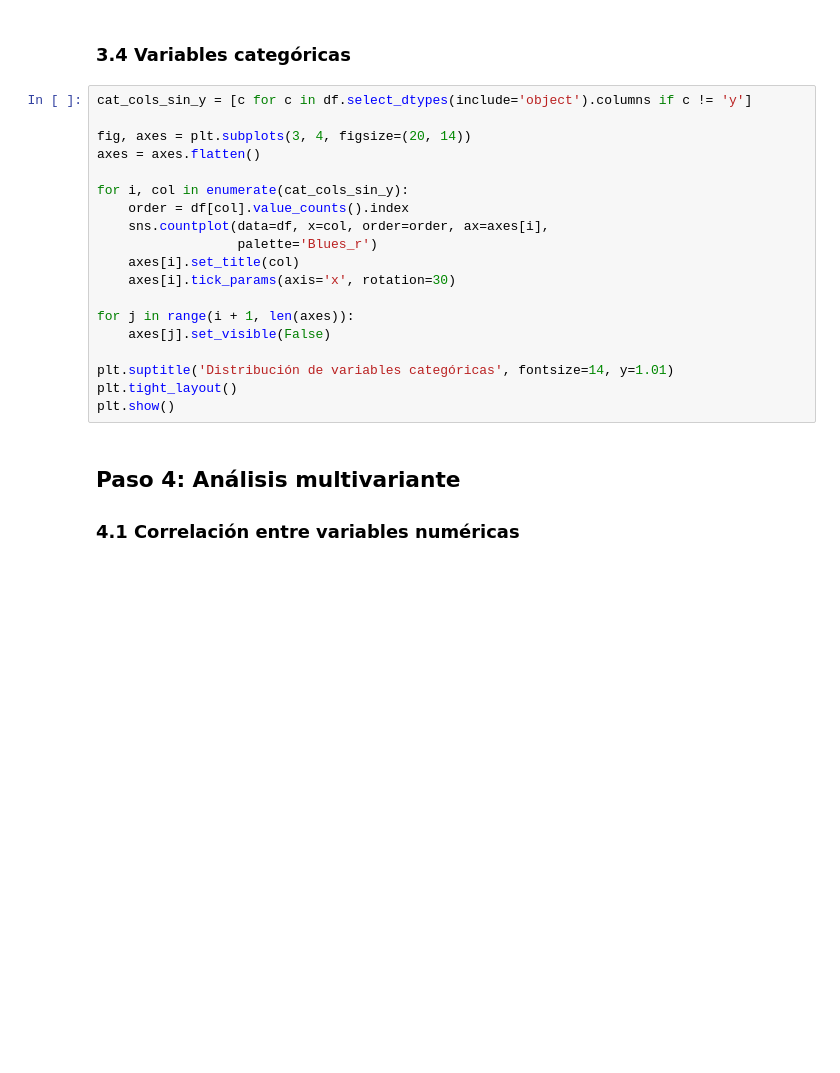
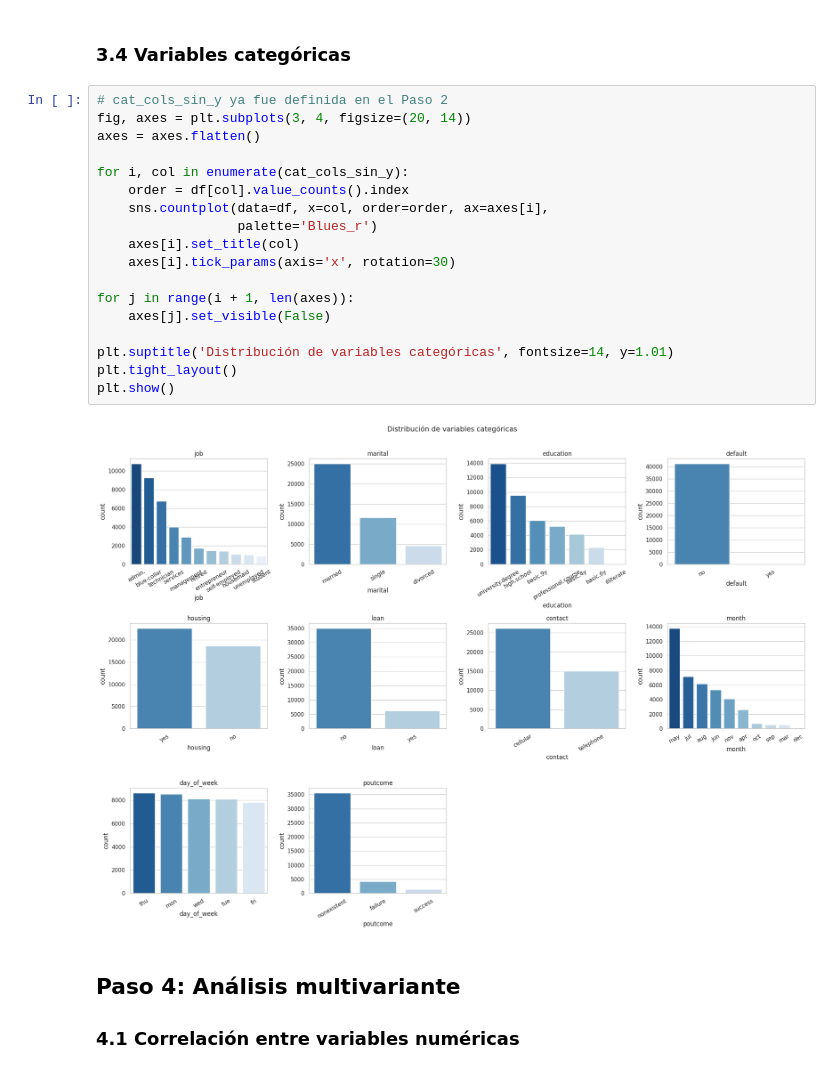
Before and after one commit to 4GeeksAcademy/correaliesel138-a11y-intro-ml, a Jupyter notebook: src/2_ds_pt-22_LOGISTIC REGRESSION.ipynb, the cells around one changed output. Drawn from its saved outputs; the diff is of its cells as text; blank space fills up the shorter version.

```diff
--- a/src/2_ds_pt-22_LOGISTIC REGRESSION.ipynb
+++ b/src/2_ds_pt-22_LOGISTIC REGRESSION.ipynb
@@ -207,24 +264,25 @@ for col in num_cols:
 # %% [markdown]
 ### 3.4 Variables categóricas
 # %%
-cat_cols_sin_y = [c for c in df.select_dtypes(include='object').columns if c != 'y']
-
+# cat_cols_sin_y ya fue definida en el Paso 2
 fig, axes = plt.subplots(3, 4, figsize=(20, 14))
 axes = axes.flatten()
 
 for i, col in enumerate(cat_cols_sin_y):
     order = df[col].value_counts().index
     sns.countplot(data=df, x=col, order=order, ax=axes[i],
                   palette='Blues_r')
     axes[i].set_title(col)
     axes[i].tick_params(axis='x', rotation=30)
 
 for j in range(i + 1, len(axes)):
     axes[j].set_visible(False)
 
 plt.suptitle('Distribución de variables categóricas', fontsize=14, y=1.01)
 plt.tight_layout()
 plt.show()
+# %% [output]
+[figure, added]
 # %% [markdown]
 ## Paso 4: Análisis multivariante
 
```
Also changed, not shown: parts of 41 cells of this notebook.
